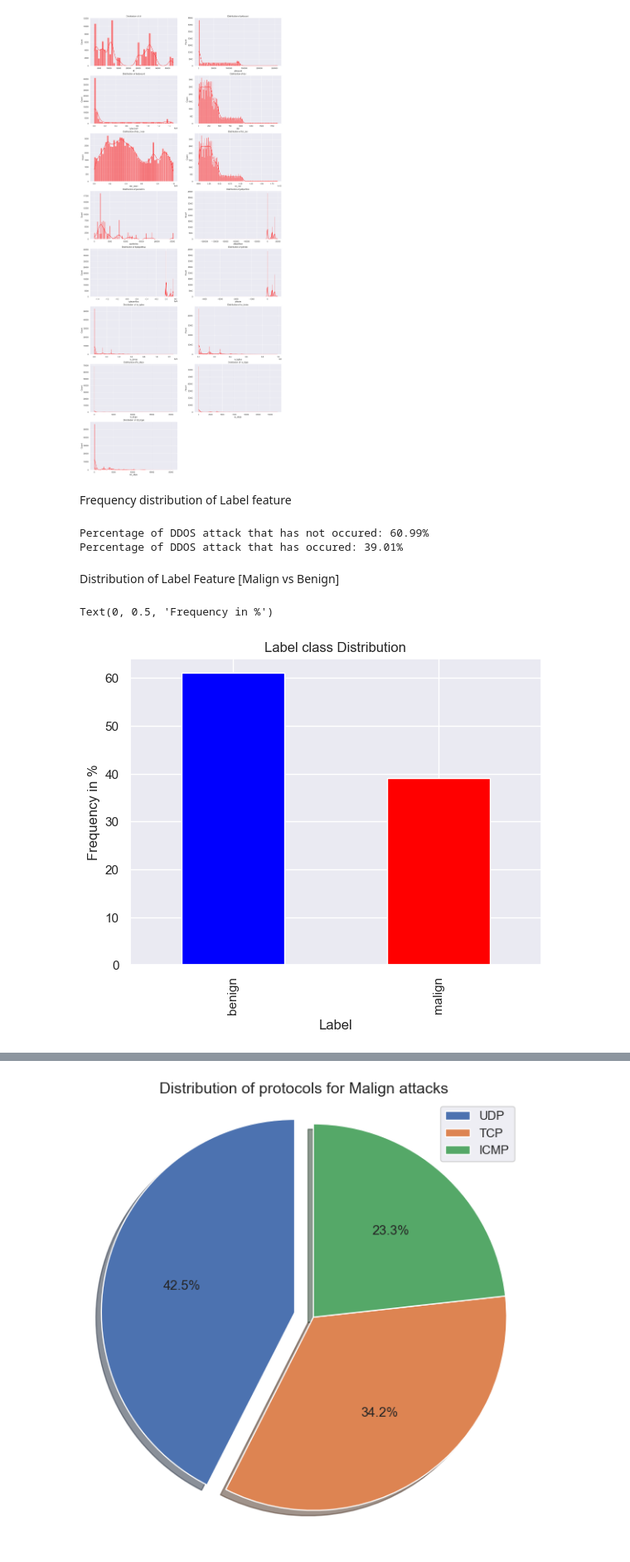
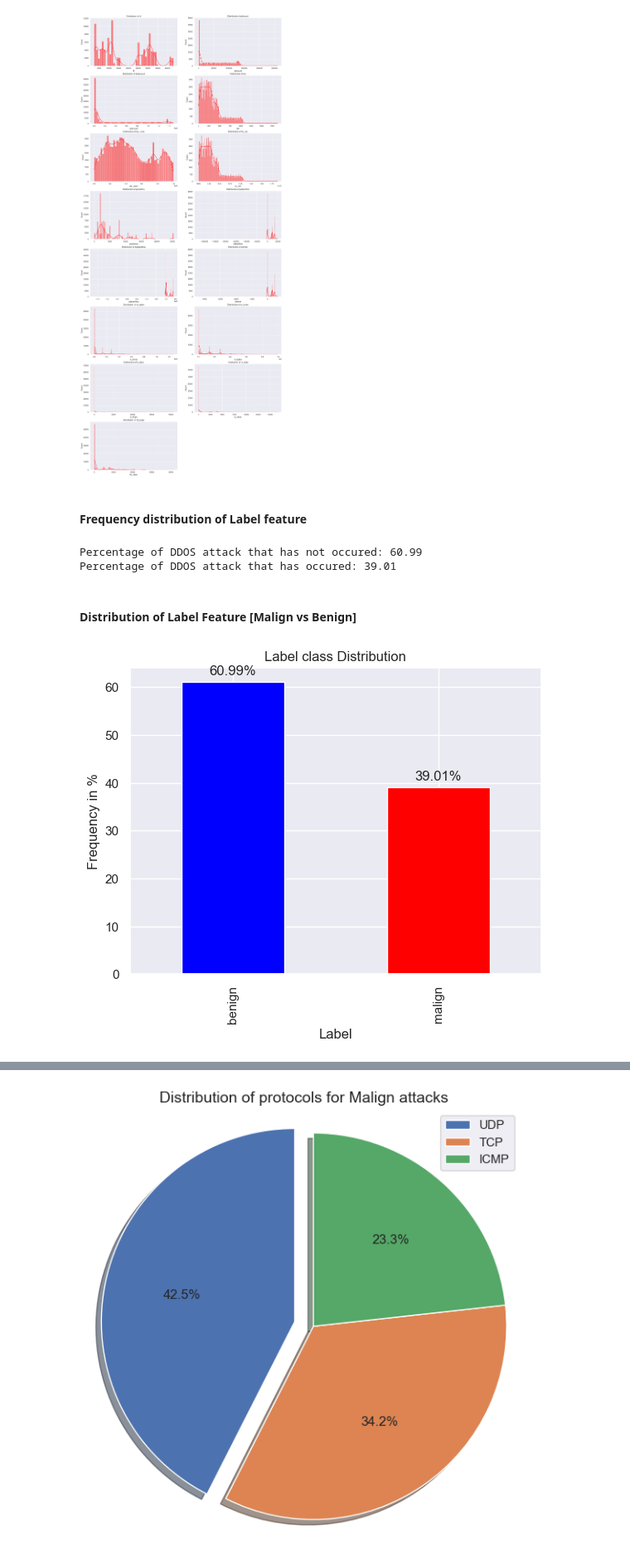
Before and after one commit to Pratham8766/DDoS-Detection-using-Machine-Learning, a Jupyter notebook: model_training_2.ipynb, the cells around one changed output, grey strips where cells are left out. Shown at 83% size. Saved outputs shown, nothing was run; the diff lists cells and outputs as text; code cells hidden in the pictures.

```diff
--- a/model_training_2.ipynb
+++ b/model_training_2.ipynb
@@ -284,29 +284,34 @@ plt.show()
 # %% [output]
 [figure]
 # %% [markdown]
-Frequency distribution of Label feature
+#### Frequency distribution of Label feature
 # %%
 benign = df[df['label'] == 0]
 malign = df[df['label'] == 1]
 
-print("Percentage of DDOS attack that has not occured: {:.2f}%".format((len(benign) / df.shape[0]) * 100))
-print("Percentage of DDOS attack that has occured: {:.2f}%".format((len(malign) / df.shape[0]) * 100))
+benign_percentage = "{:.2f}".format((len(benign) / df.shape[0]) * 100)
+malign_percentage = "{:.2f}".format((len(malign) / df.shape[0]) * 100)
+
+print("Percentage of DDOS attack that has not occured: " + benign_percentage)
+print("Percentage of DDOS attack that has occured: " + malign_percentage)
 # %% [output]
-Percentage of DDOS attack that has not occured: 60.99%
-Percentage of DDOS attack that has occured: 39.01%
+Percentage of DDOS attack that has not occured: 60.99
+Percentage of DDOS attack that has occured: 39.01
 # %% [markdown]
-Distribution of Label Feature [Malign vs Benign]
+#### Distribution of Label Feature [Malign vs Benign]
 # %%
 labels = ['benign', 'malign']
-classes = pd.value_counts(df['label'], sort = True) / df['label'].count() * 100
-classes.plot(kind = "bar", color = ['blue', 'red'])
+classes = pd.value_counts(df['label'], sort=True) / df['label'].count() * 100
+ax = classes.plot(kind="bar", color=['blue', 'red'])
 plt.title("Label class Distribution")
 plt.xticks(range(2), labels)
 plt.xlabel("Label")
 plt.ylabel("Frequency in %")
+for i, v in enumerate(classes):
+    ax.text(i, v + 1, f'{v:.2f}%', ha='center', va='bottom')
+plt.show()
 # %% [output]
-Text(0, 0.5, 'Frequency in %')
-[figure, old version]
+[figure, new version]
 # %%
 def get_malign_protocols_percentage():
     arr = [x for x, y in zip(df['Protocol'], df['label']) if (y == 1)]
```
Also changed, not shown: parts of 41 cells of this notebook.
